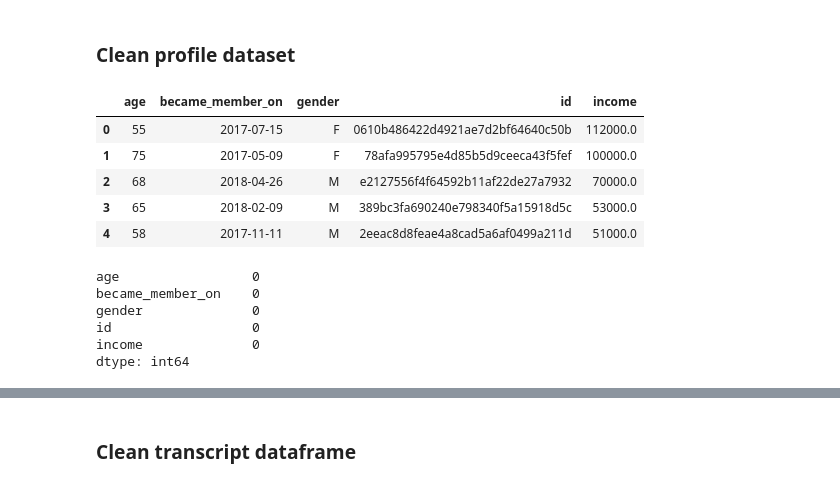
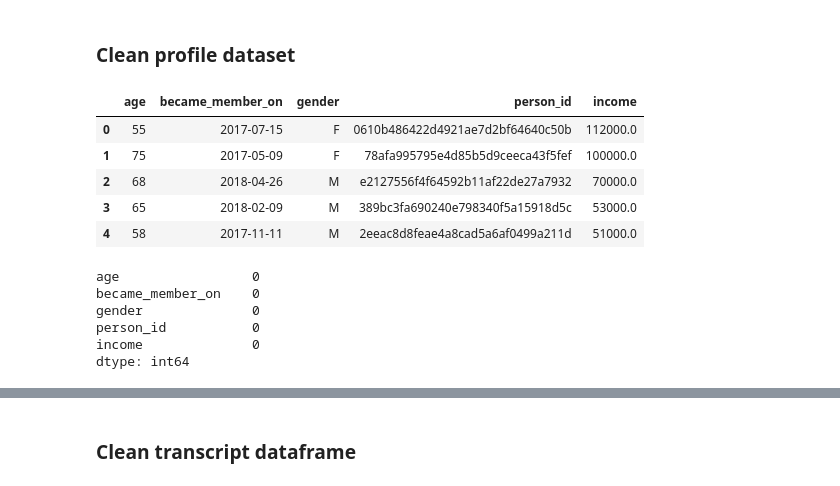
Before and after one commit to leedah/starbucks, a Jupyter notebook: Starbucks_Capstone_notebook.ipynb, the cells around one changed output, grey strips where cells are left out. Drawn from its saved outputs; the diff is of its cells as text; code cells hidden in the pictures.

```diff
--- a/Starbucks_Capstone_notebook.ipynb
+++ b/Starbucks_Capstone_notebook.ipynb
@@ -209,12 +210,13 @@ All columns in transcript seem ok except the values one that is a dictionary tha
 # %%
 # Drop raws with age 118, which correspond to rows with null values in gender and income too
 profile = profile[profile.age < 118].reset_index(drop=True)
 
 # Replace dates of on profile df with datetime values
 profile.became_member_on = pd.to_datetime(profile.became_member_on, format = '%Y%m%d')
+profile = profile.rename(columns={"id": "person_id"})
 profile.head()
 # %% [output]
-|  | age | became_member_on | gender | id | income |
+|  | age | became_member_on | gender | person_id | income |
 | 0 | 55 | 2017-07-15 | F | 0610b486422d4921ae7d2bf64640c50b | 112000.0 |
 | 1 | 75 | 2017-05-09 | F | 78afa995795e4d85b5d9ceeca43f5fef | 100000.0 |
 | 2 | 68 | 2018-04-26 | M | e2127556f4f64592b11af22de27a7932 | 70000.0 |
@@ -226,6 +228,6 @@ profile.isnull().sum()
 age                 0
 became_member_on    0
 gender              0
-id                  0
+person_id           0
 income              0
 dtype: int64
```
Also changed, not shown: parts of 22 cells of this notebook.
